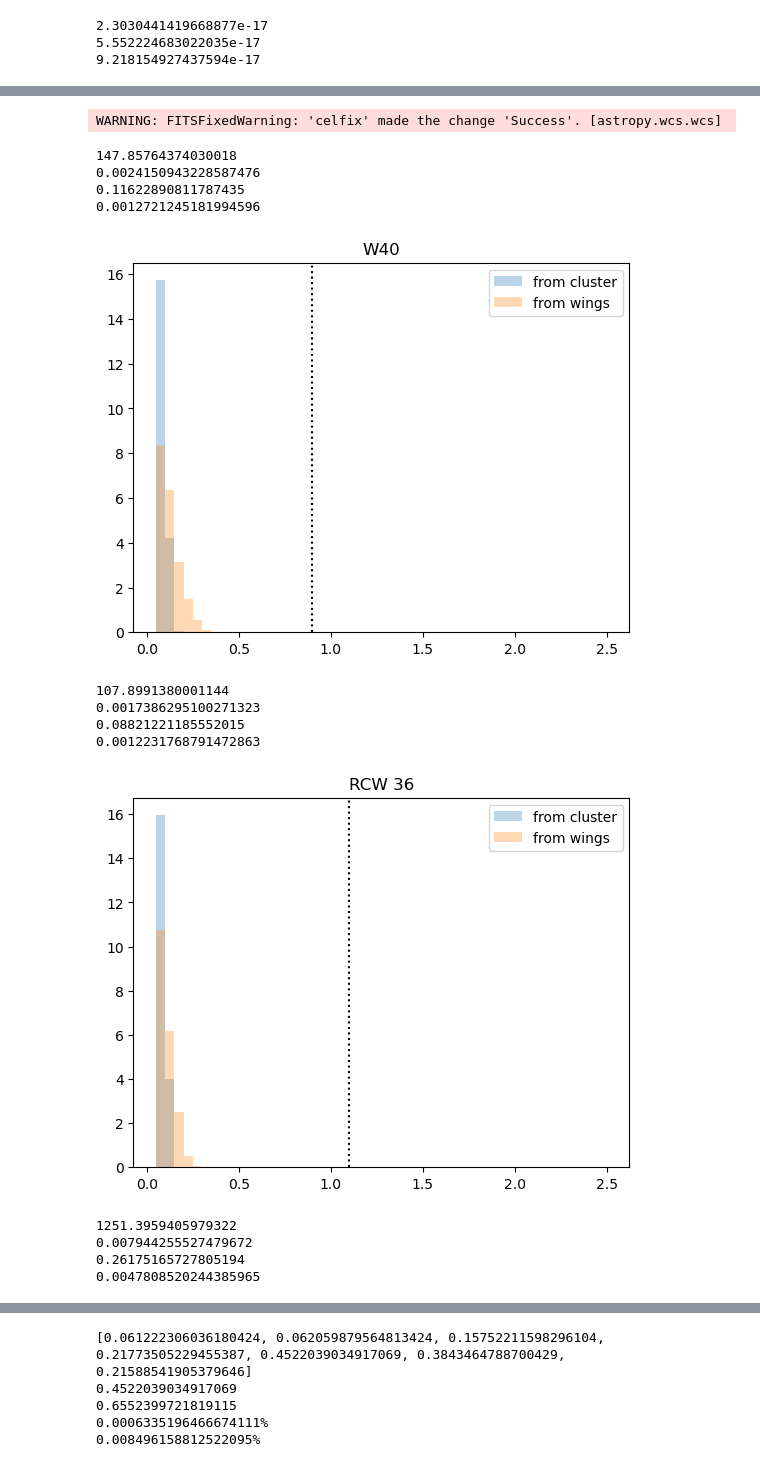
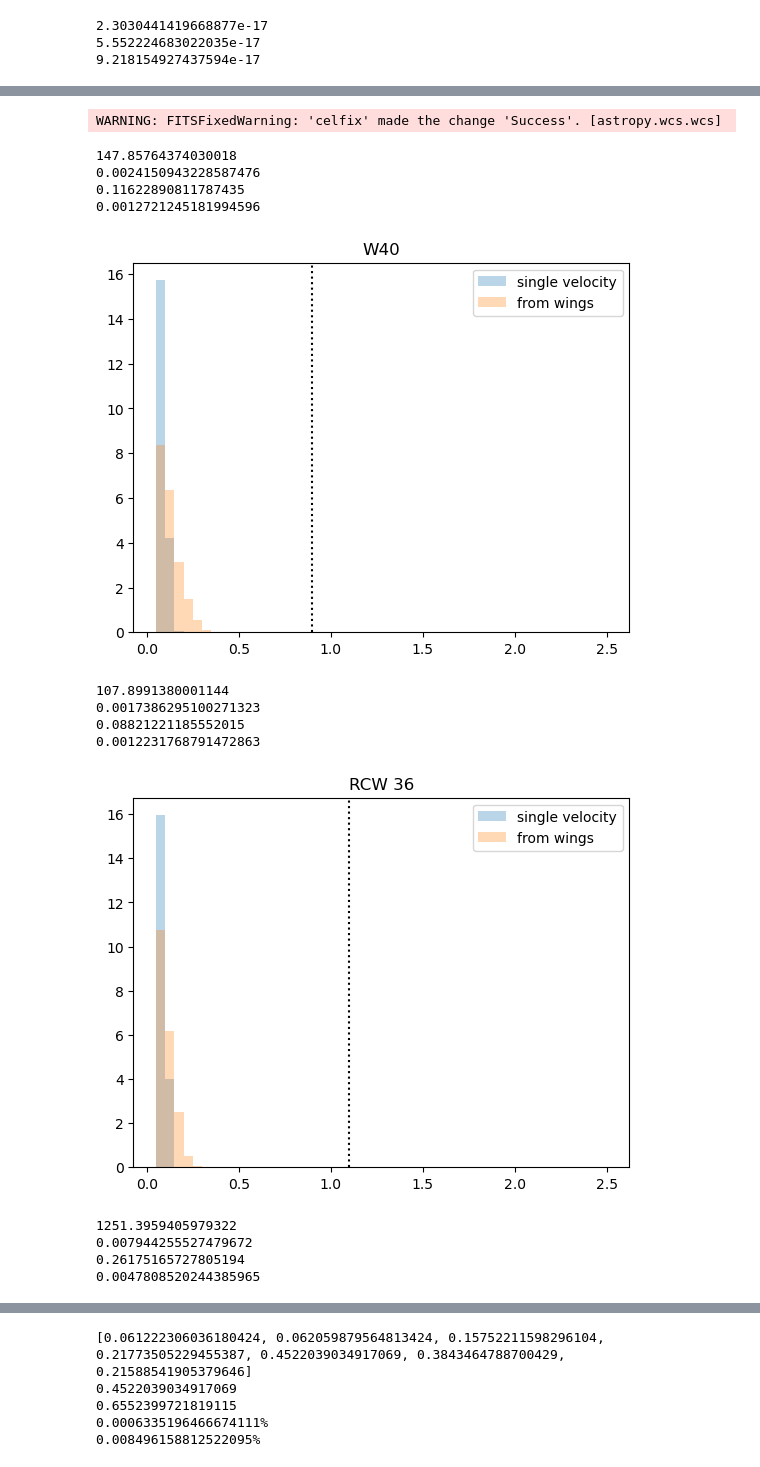
Before and after one commit to lmlb-astro/timescale-CII-, a Jupyter notebook: calc_mass_rate.ipynb, the cells around one changed output, grey strips where cells are left out. Drawn from its saved outputs; the diff is of its cells as text; code cells hidden in the pictures.

```diff
--- a/calc_mass_rate.ipynb
+++ b/calc_mass_rate.ipynb
@@ -98,7 +95,7 @@ def get_data_cube(name):
     data, header = hdu[0].data, hdu[0].header
 
     if(name == 'OrionA_CII_final_20_8_0p5_clean'):
-        data = funcs.extract_region_in_map(data,x1_M42,x2_M42,y1_M42,y2_M42)
+        data = funcs.extract_region_in_cube(data,x1_M42,x2_M42,y1_M42,y2_M42, 0, data.shape[0])
 
     return data, header
 # %%
@@ -160,12 +154,9 @@ print(f3)
 # %%
 ## lists to store results
-dts_from_clus = []
-dts_from_wings = []
-rates_from_clus = []
-rates_from_wings = []
+dts_from_clus, dts_from_wings = [], []
+rates_from_clus, rates_from_wings = [], []
 times_from_clus, times_from_wings = [], []
 tot_times_from_clus, tot_times_from_wings = [], []
-
 name_list = []
 
 ## loop over all regions
@@ -182,7 +173,6 @@ for name in names:
     data_out = data_B + data_R
     data_out[data_out < min_intensity_out] = np.nan
     inds_out = np.argwhere(~np.isnan(data_out))
-    #print(inds_out)
 
     ## get the ra & dec of the cluster and ensure it is in decimal form
     ## then get the pixel coordinates of the cluster
@@ -201,9 +191,6 @@ for name in names:
     dt_clus = diff_clus_pc / names[name][1] / np.sqrt(2)
     dts_from_clus.append(np.nanmean(dt_clus))
 
-    ## get the origin regions of the outflowing gas
-    #inds_beg = np.argwhere(data > min_intensity)
-
     ## get the pixel locations for the high-velocity wings
     cv, dv, vpix = 0.001*cube_header['CRVAL3'], 0.001*cube_header['CDELT3'], cube_header['CRPIX3']
     vb1pix, vb2pix = vel_to_pixel(names[name][3], cv, dv, vpix), vel_to_pixel(names[name][4], cv, dv, vpix)
@@ -214,9 +201,7 @@ for name in names:
     min_vel, max_vel = pixel_to_vel(0, cv, dv, vpix), pixel_to_vel(cube.shape[0], cv, dv, vpix)
     vel_arr = create_velocity_array(min_vel, max_vel, dv) - cloud_vel
 
-
-
-    ## extract the wings from the data cube and set undected emission to nan
+    ## extract the wings from the data cube and find where the emission is detected
     cube_wings = np.append(cube[vb1pix:vb2pix, :, :], cube[vr1pix:vr2pix, :, :], axis = 0)
     vel_wings = np.append(vel_arr[vb1pix:vb2pix], vel_arr[vr1pix:vr2pix])
     wing_inds = np.argwhere(cube_wings > 3.*names[name][8])
@@ -255,51 +240,40 @@ for name in names:
 
 
     #### calculate the cloud lifetime ####
 
     ## current estimated lifetime
     times_from_clus.append(names[name][-4]/mrate1/1e6)
     times_from_wings.append(names[name][-4]/mrate2/1e6)
 
     ## include cluster age estimate
     tot_times_from_clus.append(names[name][-4]/mrate1/1e6 + names[name][2])
     tot_times_from_wings.append(names[name][-4]/mrate2/1e6 + names[name][2])
 
     ## store name
     name_list.append(names[name][-1])
 
-    ## for verification
-    #cube_wings = cube_wings[cube_wings > 3.*names[name][8]]
-
 
 
     ## Plot of the timescale distribution using the cluster as reference
     plt.title(names[name][-1])
-    plt.hist(dt_clus, bins = age_bins, alpha = 0.3, label = 'from cluster', density = True)
+    plt.hist(dt_clus, bins = age_bins, alpha = 0.3, label = 'single velocity', density = True)
     plt.hist(dt_from_wings, bins = age_bins, alpha = 0.3, label = 'from wings', density = True)
     #plt.hist(dts_beg_out)
     plt.axvline(x = names[name][2], linestyle = ':', color = 'k')
     plt.legend()
     plt.show()
-
-    ## verification plots
-    #plt.hist(diff_clus_pc)
-    #plt.imshow(data_out)
-
-    # STILL CONSIDER THE VELOCITY DISTRIBUTIONS
-
-    # STILL REMOVE ORION FROM AROUND M42 CUBE
 # %% [output]
 WARNING: FITSFixedWarning: 'celfix' made the change 'Success'. [astropy.wcs.wcs]
 147.85764374030018
 0.0024150943228587476
 0.11622890811787435
 0.0012721245181994596
-[figure, old version]
+[figure, new version]
 107.8991380001144
 0.0017386295100271323
 0.08821221185552015
 0.0012231768791472863
-[figure, old version]
+[figure, new version]
 1251.3959405979322
 0.007944255527479672
 0.26175165727805194
```
Also changed, not shown: parts of 7 cells of this notebook.
